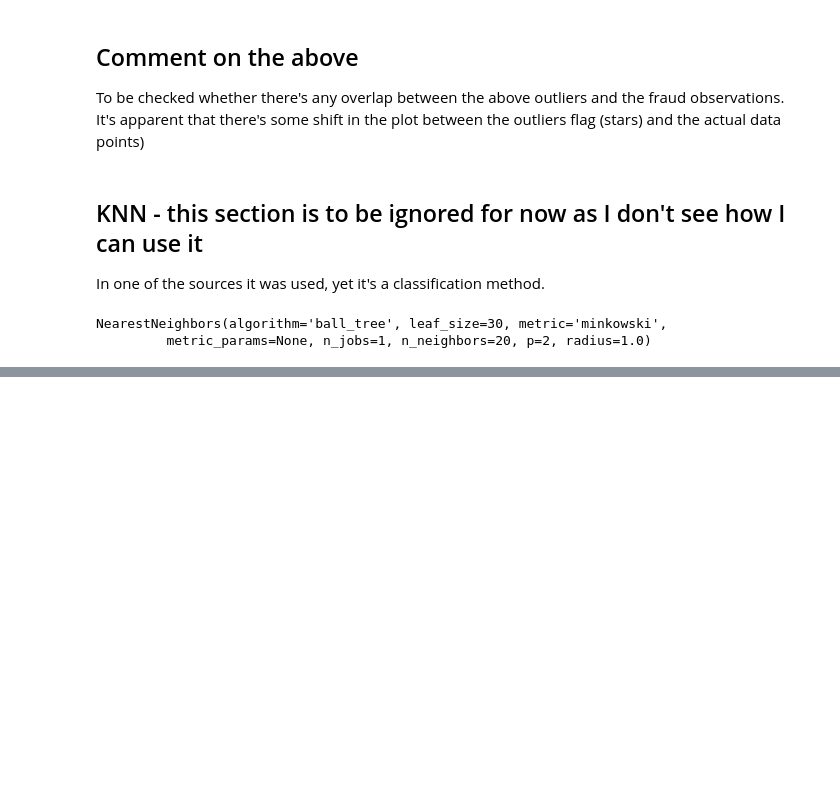
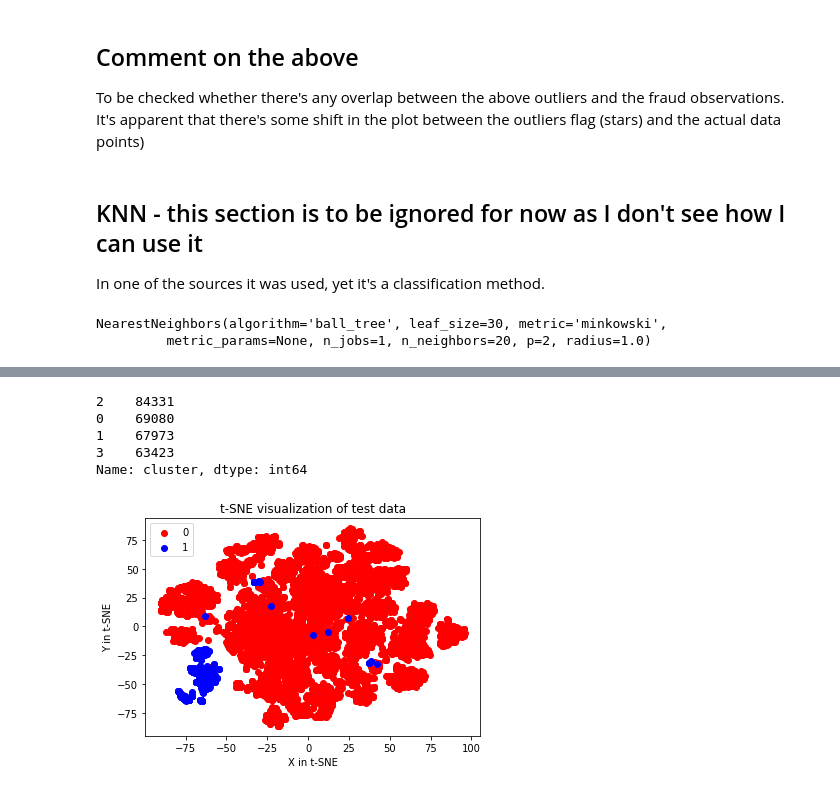
Before and after one commit to guenpa/anomaly_credit, a Jupyter notebook: credit_anomaly_detection.ipynb, the cells around one changed output, grey strips where cells are left out. Cells and saved outputs as stored; diff of their text form; code cells hidden in the pictures; blank space fills up the shorter version.

```diff
--- a/credit_anomaly_detection.ipynb
+++ b/credit_anomaly_detection.ipynb
@@ -259,0 +297,53 @@ NearestNeighbors(algorithm='ball_tree', leaf_size=30, metric='minkowski',
+# %%
+print(analysis_data['cluster'].value_counts())
+# %% [output]
+2    84331
+0    69080
+1    67973
+3    63423
+Name: cluster, dtype: int64
+# %%
+#seems that none of the clusters contain visibly more fraudulent transactions
+#for i, j in zip(cluster, data.iloc[:, -1]):
+#    if j == 1:
+#        print(i, j)
+
+
+#based on https://www.kaggle.com/currie32/predicting-fraud-with-tensorflow
+
+from sklearn.manifold import TSNE
+
+
+tsne_data = pd.read_csv("creditcard.csv")
+
+#Set df2 equal to all of the fraulent and 10,000 normal transactions.
+df2 = tsne_data[tsne_data.Class == 1]
+df2 = pd.concat([df2, tsne_data[tsne_data.Class == 0].sample(n = 10000)], axis = 0)
+
+
+#Scale features to improve the training ability of TSNE.
+standard_scaler = StandardScaler()
+df2_std = standard_scaler.fit_transform(df2)
+
+#Set y equal to the target values.
+y = df2.iloc[:,-1].values
+
+tsne = TSNE(n_components=2, random_state=0)
+x_test_2d = tsne.fit_transform(df2_std)
+
+
+#Build the scatter plot with the two types of transactions.
+color_map = {0:'red', 1:'blue'}
+plt.figure()
+for idx, cl in enumerate(np.unique(y)):
+    plt.scatter(x = x_test_2d[y==cl,0],
+                y = x_test_2d[y==cl,1],
+                c = color_map[idx],
+                label = cl)
+plt.xlabel('X in t-SNE')
+plt.ylabel('Y in t-SNE')
+plt.legend(loc='upper left')
+plt.title('t-SNE visualization of test data')
+plt.show()
+# %% [output]
+[figure, added]
```
Also changed, not shown: parts of 6 cells of this notebook.
